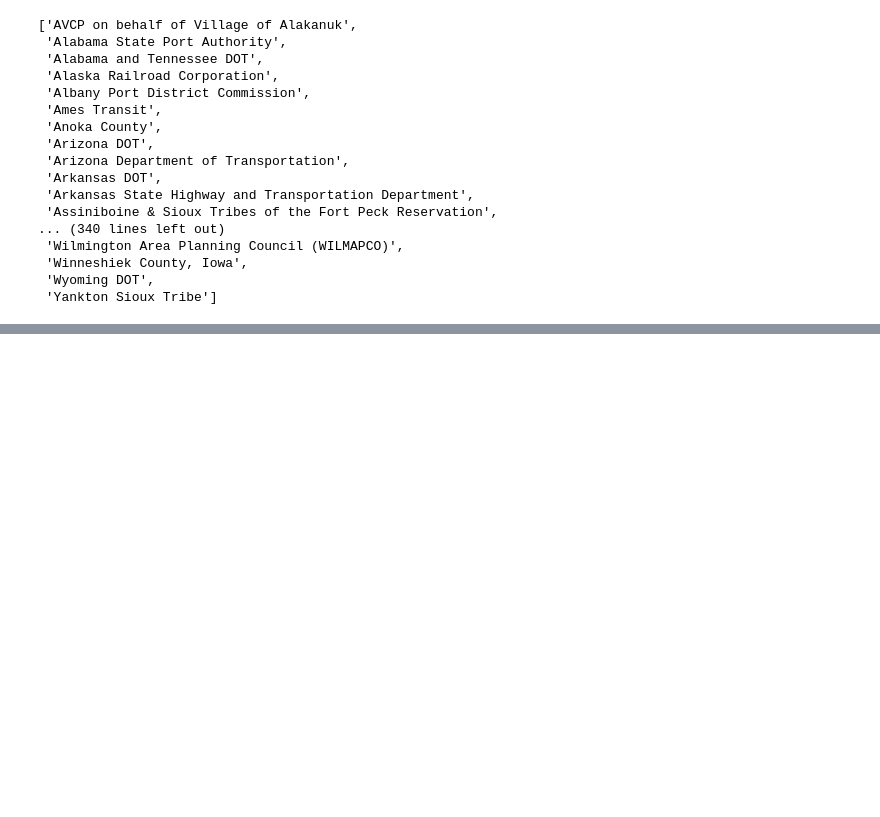
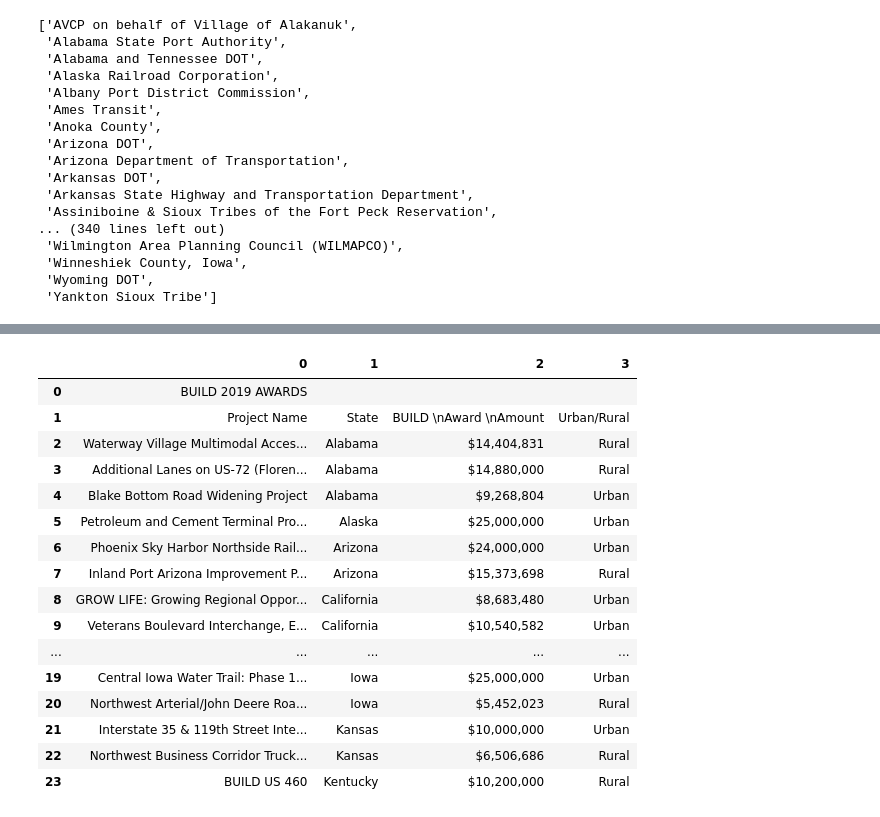
Before and after one commit to jmillerbrooks/pipe-dash, a Jupyter notebook: EDA_v2.ipynb, the cells around one changed output, grey strips where cells are left out. Saved outputs shown, nothing was run; the diff lists cells and outputs as text; code cells hidden in the pictures; blank space fills up the shorter version.

```diff
--- a/EDA_v2.ipynb
+++ b/EDA_v2.ipynb
@@ -272,0 +382,21 @@ recipients
+# %%
+build19_table = camelot.read_pdf('./build2019.pdf', '2, 3, 4')
+build19_table[0].df
+# %% [output]
+|  | 0 | 1 | 2 | 3 |
+| 0 | BUILD 2019 AWARDS |  |  |  |
+| 1 | Project Name | State | BUILD \nAward \nAmount | Urban/Rural |
+| 2 | Waterway Village Multimodal Acces... | Alabama | $14,404,831 | Rural |
+| 3 | Additional Lanes on US-72 (Floren... | Alabama | $14,880,000 | Rural |
+| 4 | Blake Bottom Road Widening Project | Alabama | $9,268,804 | Urban |
+| 5 | Petroleum and Cement Terminal Pro... | Alaska | $25,000,000 | Urban |
+| 6 | Phoenix Sky Harbor Northside Rail... | Arizona | $24,000,000 | Urban |
+| 7 | Inland Port Arizona Improvement P... | Arizona | $15,373,698 | Rural |
+| 8 | GROW LIFE: Growing Regional Oppor... | California | $8,683,480 | Urban |
+| 9 | Veterans Boulevard Interchange, E... | California | $10,540,582 | Urban |
+| ... | ... | ... | ... | ... |
+| 19 | Central Iowa Water Trail: Phase 1... | Iowa | $25,000,000 | Urban |
+| 20 | Northwest Arterial/John Deere Roa... | Iowa | $5,452,023 | Rural |
+| 21 | Interstate 35 & 119th Street Inte... | Kansas | $10,000,000 | Urban |
+| 22 | Northwest Business Corridor Truck... | Kansas | $6,506,686 | Rural |
+| 23 | BUILD US 460 | Kentucky | $10,200,000 | Rural |
```
Also changed, not shown: parts of 26 cells of this notebook.
